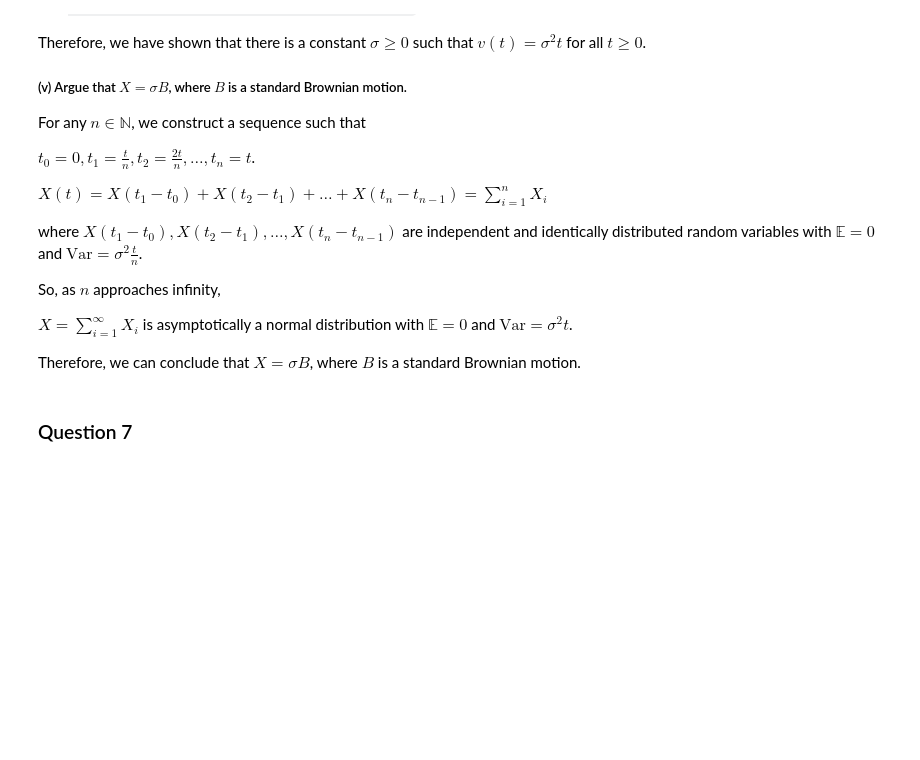
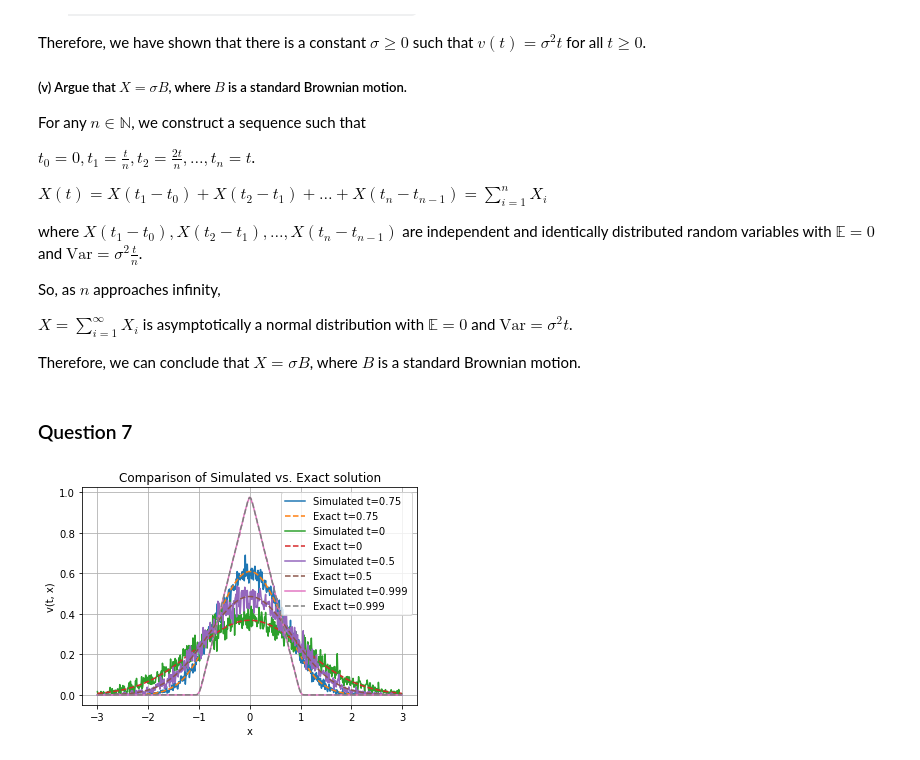
Before and after one commit to bradleyboyuyang/MTH9821-9831, a Jupyter notebook: hw2.ipynb, the cells around one changed output. Cells and saved outputs as stored; diff of their text form; code cells hidden in the pictures; some formulas as TeX source; blank space fills up the shorter version.

```diff
--- a/hw2.ipynb
+++ b/hw2.ipynb
@@ -249,3 +271,93 @@ $X = \sum_{i=1}^{\infty} X_i$ is asymptotically a normal distribution with $\mat
 Therefore, we can conclude that $X = \sigma B$, where $B$ is a standard Brownian motion.
 # %% [markdown]
 ### Question 7
+# %%
+import numpy as np
+
+import matplotlib.pyplot as plt
+
+from scipy.stats import norm
+
+def f(x):
+    """End state function for f(x)
+
+    Args:
+        x (float): outputs the end state function f(x)
+
+    Returns:
+        float: output of the function
+    """
+    return np.where(np.abs(x) <= 1, 1 - np.abs(x), 0)
+
+def brownian_motion(x, t):
+    """Simulates a Brownian Motion step
+
+    Args:
+        x (_type_): current location of the partical
+        t (_type_): stepsize of the particle
+
+    Returns:
+        float : return the next step of the Brownian motion
+    """
+    return x + np.sqrt(t) * np.random.normal(0, 1)
+
+def approximate_v(t, x, num_samples):
+    """approximate v at given time with given number of samples
+
+    Args:
+        t (float): current time step
+        x (float): current location
+        num_samples (float): number of samples to create
+
+    Returns:
+        float: _description_
+    """
+    #similar to the expected value expression like in formula 4.2
+    return np.mean([f(brownian_motion(x, 1-t)) for _ in range(num_samples)])
+
+def exact_solution(t, x):
+    """Calculates the exact solution given the density function
+
+    Args:
+        t (float): current time location
+        x (float): current physical location
+
+    Returns:
+        float: exact solution of the equation at the state
+    """
+    density = lambda y: norm.pdf(y, loc=x, scale=np.sqrt(1-t))
+    y_vals = np.linspace(-3, 3, 500)# range for integration, can be adjusted if needed
+    dy = y_vals[1] - y_vals[0]
+    return np.sum(f(y_vals) * density(y_vals) * dy)
+
+#set the range to look at
+l = 3
+
+#create a discretization
+x_vals = np.arange(-l, l, 0.01)
+
+#number of samples to calculate at each timestep
+num_samples = 100
+
+#iterate through different t sizes
+for t in [0.75, 0, 0.5,0.999]:
+
+    #calculate the approximations for different values of x and store in a list
+    approximations = [approximate_v(t, x, num_samples) for x in x_vals] # list of means
+
+    #get the exact solutions and store them in a list
+    exact_values = [exact_solution(t, x) for x in x_vals]
+
+    #plot the values against each other
+    plt.plot(x_vals, approximations, label=f'Simulated t={t}')
+
+    plt.plot(x_vals, exact_values, linestyle='dashed', label=f'Exact t={t}')
+
+plt.legend()
+plt.title('Comparison of Simulated vs. Exact solution')
+plt.xlabel('x')
+plt.ylabel('v(t, x)')
+plt.grid(True)
+plt.show()
+# %% [output]
+[figure, added]
```
Also changed, not shown: parts of 2 cells of this notebook.
